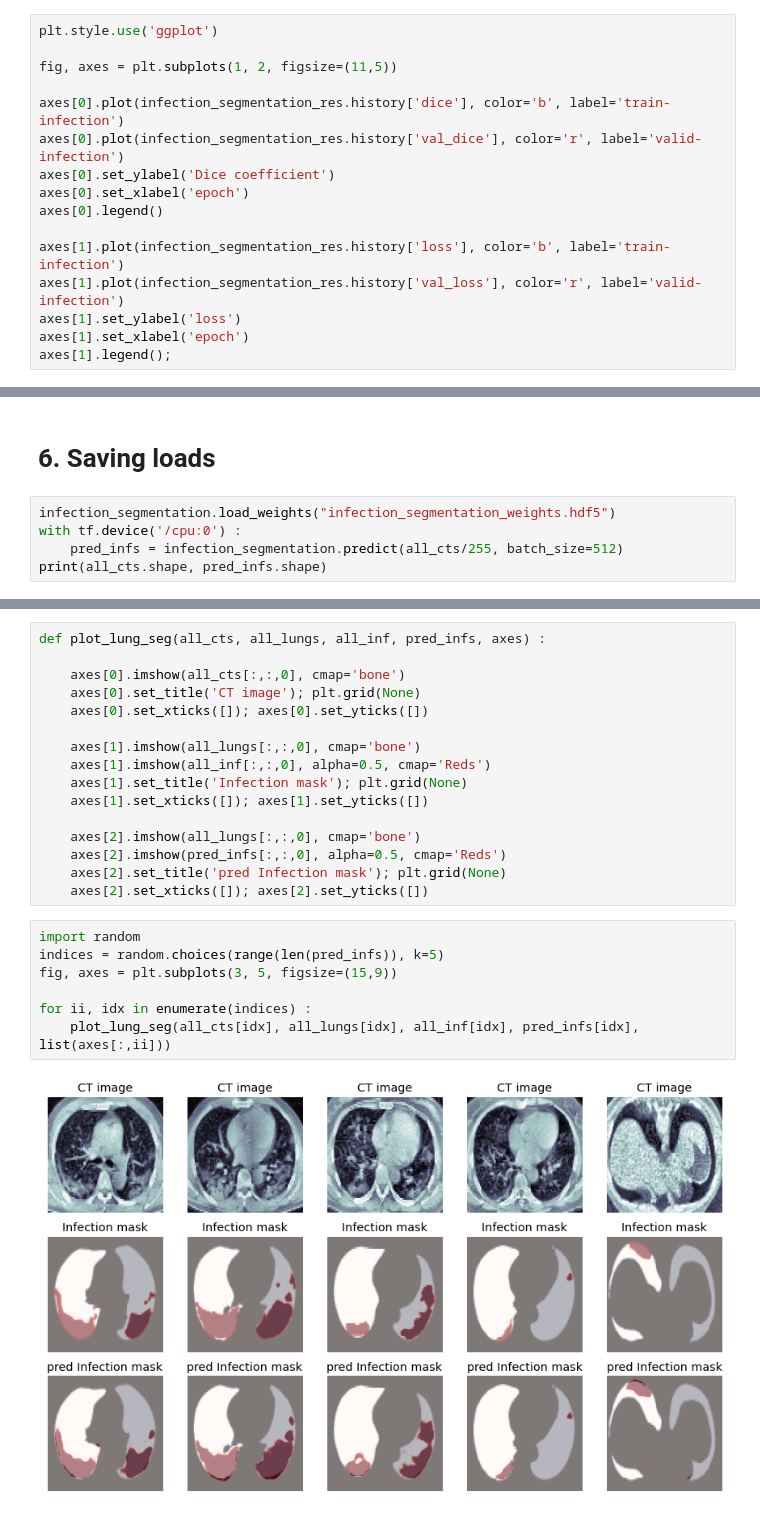
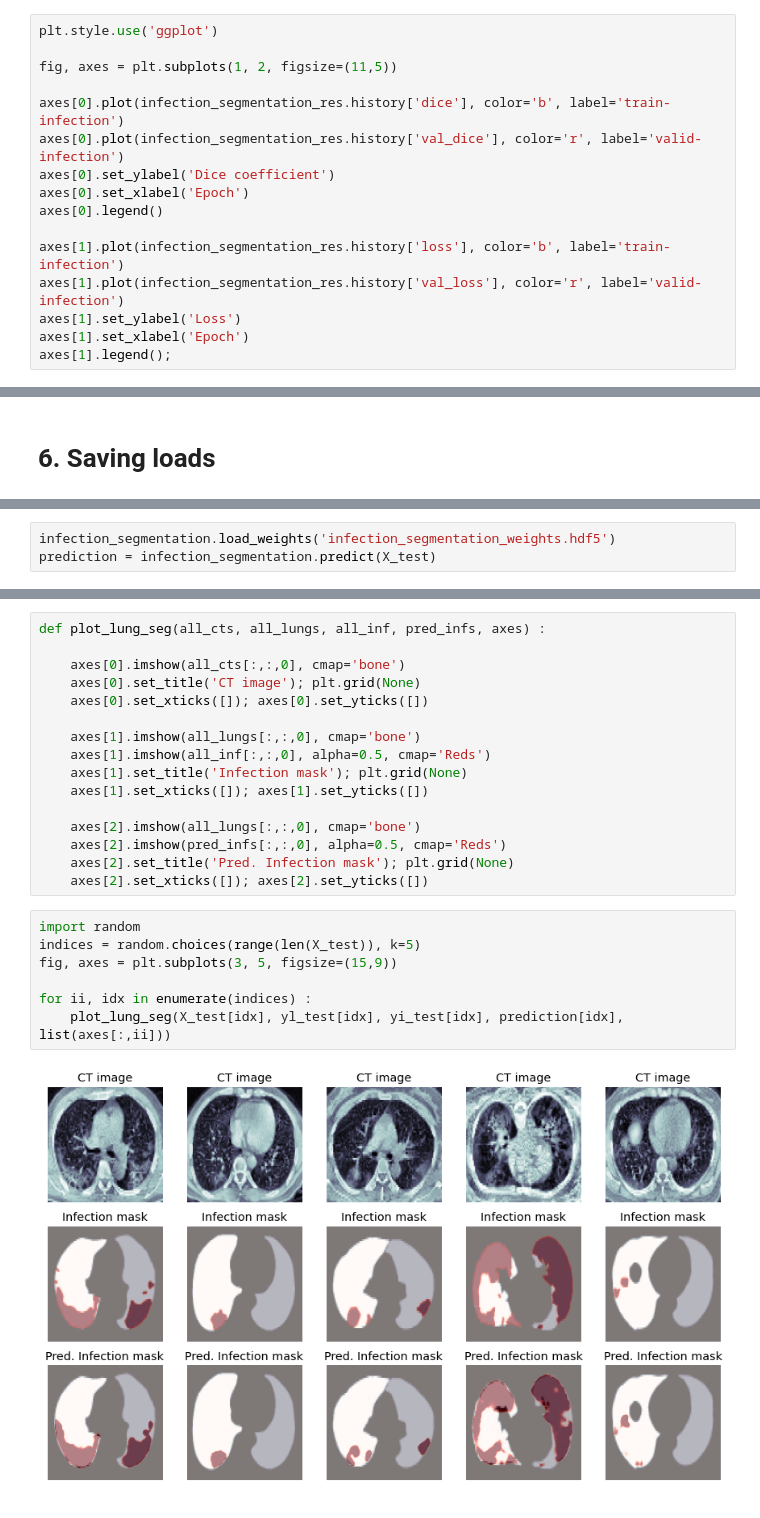
Before and after one commit to lostmartian/CovidRecognizer, a Jupyter notebook: models/Infection_Segmentation.ipynb, the cells around one changed output, grey strips where cells are left out. Saved outputs shown, nothing was run; the diff lists cells and outputs as text.

```diff
--- a/models/Infection_Segmentation.ipynb
+++ b/models/Infection_Segmentation.ipynb
@@ -218,12 +240,12 @@ fig, axes = plt.subplots(1, 2, figsize=(11,5))
 axes[0].plot(infection_segmentation_res.history['dice'], color='b', label='train-infection')
 axes[0].plot(infection_segmentation_res.history['val_dice'], color='r', label='valid-infection')
 axes[0].set_ylabel('Dice coefficient')
-axes[0].set_xlabel('epoch')
+axes[0].set_xlabel('Epoch')
 axes[0].legend()
 
 axes[1].plot(infection_segmentation_res.history['loss'], color='b', label='train-infection')
 axes[1].plot(infection_segmentation_res.history['val_loss'], color='r', label='valid-infection')
-axes[1].set_ylabel('loss')
-axes[1].set_xlabel('epoch')
+axes[1].set_ylabel('Loss')
+axes[1].set_xlabel('Epoch')
 axes[1].legend();
 # %% [output]
@@ -231,7 +253,2 @@ axes[1].legend();
 # %% [markdown]
 # 6. Saving loads
-# %%
-infection_segmentation.load_weights("infection_segmentation_weights.hdf5")
-with tf.device('/cpu:0') :
-    pred_infs = infection_segmentation.predict(all_cts/255, batch_size=512)
-print(all_cts.shape, pred_infs.shape)
@@ -240 +255,4 @@ print(all_cts.shape, pred_infs.shape)
+# %%
+infection_segmentation.load_weights('infection_segmentation_weights.hdf5')
+prediction = infection_segmentation.predict(X_test)
 # %% [markdown]
@@ -253,14 +271,14 @@ def plot_lung_seg(all_cts, all_lungs, all_inf, pred_infs, axes) :
 
     axes[2].imshow(all_lungs[:,:,0], cmap='bone')
     axes[2].imshow(pred_infs[:,:,0], alpha=0.5, cmap='Reds')
-    axes[2].set_title('pred Infection mask'); plt.grid(None)
+    axes[2].set_title('Pred. Infection mask'); plt.grid(None)
     axes[2].set_xticks([]); axes[2].set_yticks([])
 # %%
 import random
-indices = random.choices(range(len(pred_infs)), k=5)
+indices = random.choices(range(len(X_test)), k=5)
 fig, axes = plt.subplots(3, 5, figsize=(15,9))
 
 for ii, idx in enumerate(indices) :
-    plot_lung_seg(all_cts[idx], all_lungs[idx], all_inf[idx], pred_infs[idx], list(axes[:,ii]))
+    plot_lung_seg(X_test[idx], yl_test[idx], yi_test[idx], prediction[idx], list(axes[:,ii]))
 # %% [output]
-[figure, old version]
+[figure, new version]
```
Also changed, not shown: parts of 12 cells of this notebook, 2 other files.
